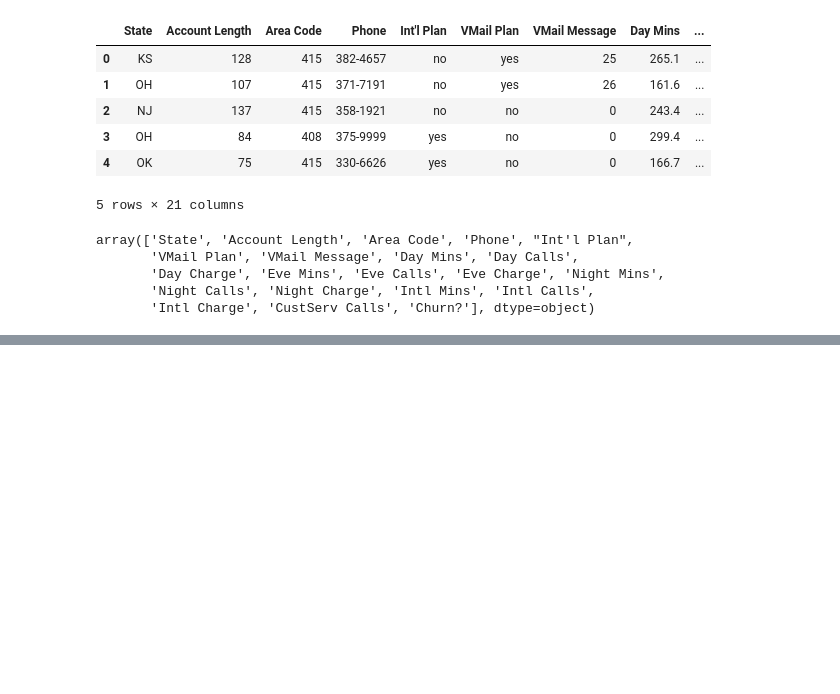
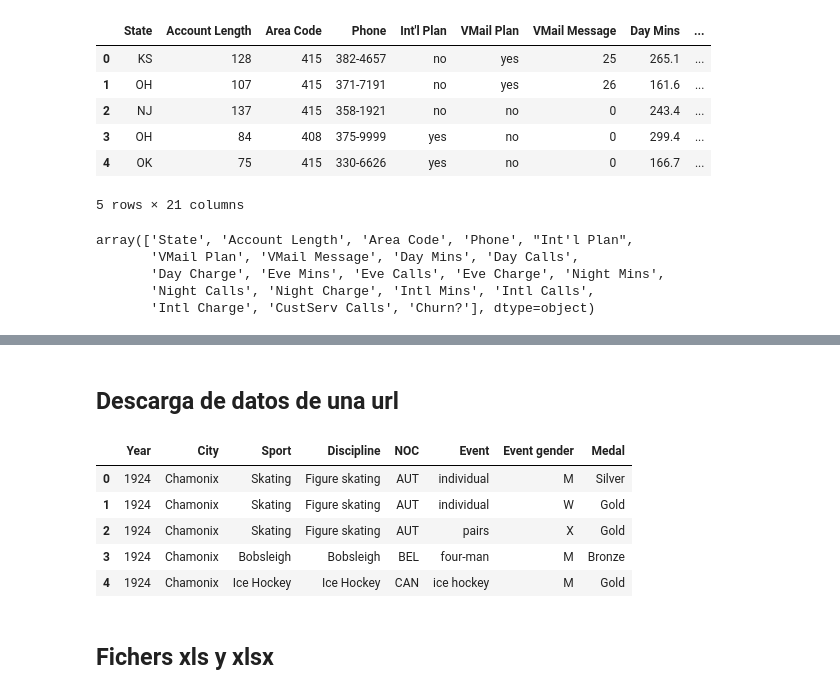
Before and after one commit to rcsoso/MACHINE-LEARNING---UDEMY, a Jupyter notebook: src/T1 - 1 - Titanic.ipynb, the cells around one changed output, grey strips where cells are left out. Drawn from its saved outputs; the diff is of its cells as text; code cells hidden in the pictures; blank space fills up the shorter version.

```diff
--- a/src/T1 - 1 - Titanic.ipynb
+++ b/src/T1 - 1 - Titanic.ipynb
@@ -74,0 +149,33 @@ data4.head()
+# %% [markdown]
+## Descarga de datos de una url
+# %%
+def dataframe_url(link, filename, fcod='UTF-8', sep=",", dem="\n", mainpath = "/Users/Ricar/Documents/Proyectos/MACHINE LEARNING - UDEMY/Datasets"):
+    respuesta = urllib3.PoolManager().request('GET', link)
+    data = respuesta.data.decode(encoding=fcod)
+    data = data.split(dem)
+    main_dict = {}
+    cols = data[0].split(sep)
+    for i in cols:
+        main_dict[i] = []
+    for j in range(1,len(data)):
+        valores = data[j].split(sep)
+        for k in range(len(cols)):
+            main_dict[cols[k]].append(valores[k])
+    df = pd.DataFrame(main_dict)
+    fullpath = os.path.join(mainpath, filename)
+    df.to_json(fullpath+'.json')
+    df.to_csv(fullpath+'.csv')
+    df.to_latex(fullpath+'xlsx')
+    return(df)
+# %%
+medals_df = dataframe_url("http://winterolympicsmedals.com/medals.csv", filename='athletes/medallas_descargas')
+medals_df.head()
+# %% [output]
+|  | Year | City | Sport | Discipline | NOC | Event | Event gender | Medal |
+| 0 | 1924 | Chamonix | Skating | Figure skating | AUT | individual | M | Silver |
+| 1 | 1924 | Chamonix | Skating | Figure skating | AUT | individual | W | Gold |
+| 2 | 1924 | Chamonix | Skating | Figure skating | AUT | pairs | X | Gold |
+| 3 | 1924 | Chamonix | Bobsleigh | Bobsleigh | BEL | four-man | M | Bronze |
+| 4 | 1924 | Chamonix | Ice Hockey | Ice Hockey | CAN | ice hockey | M | Gold |
+# %% [markdown]
+## Fichers xls y xlsx
```
Also changed, not shown: parts of 19 cells of this notebook.
